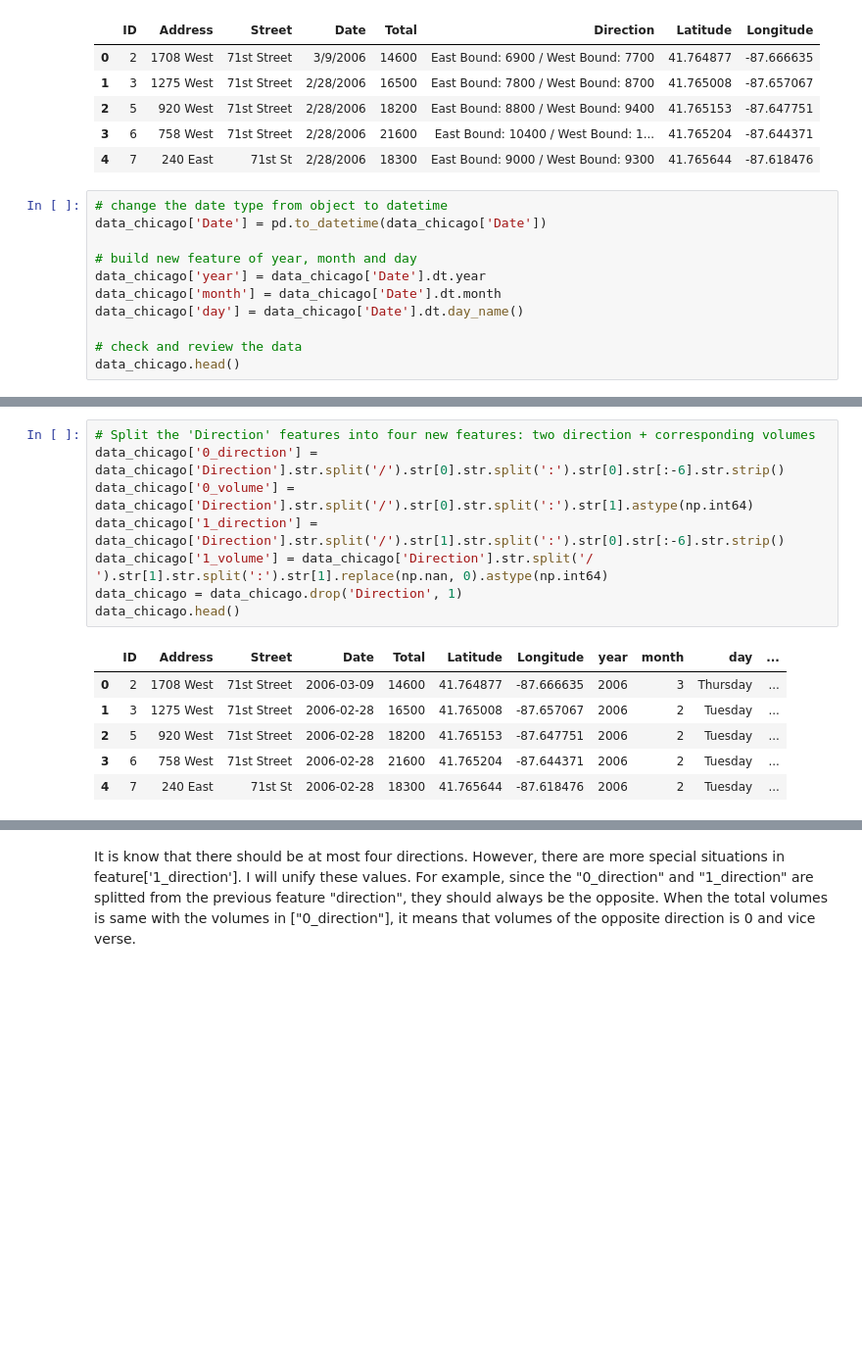
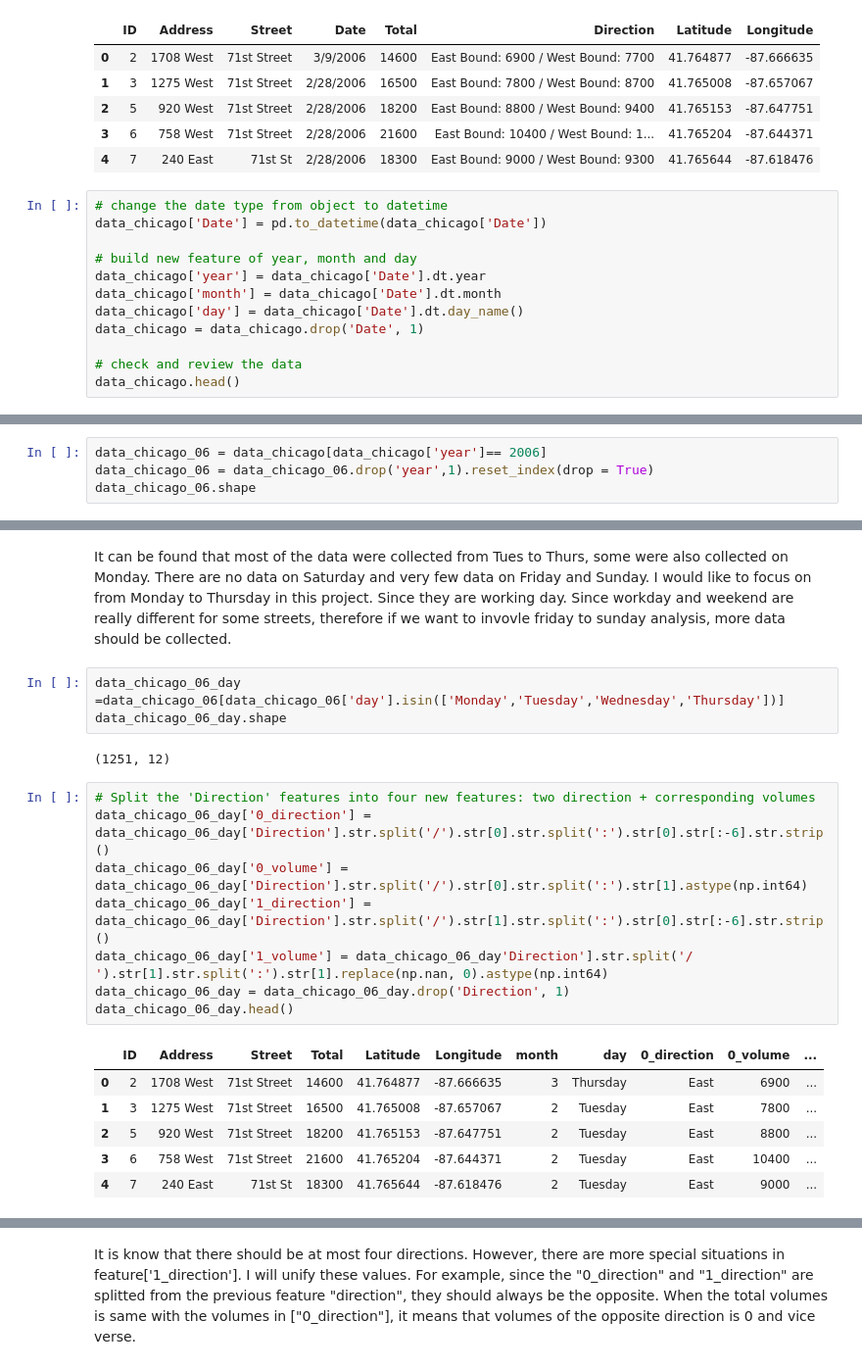
Before and after one commit to aliciadatascience/Traffic-analysis, a Jupyter notebook: Traffic Analysis - AllState.ipynb, the cells around one changed output, grey strips where cells are left out. Shown: that part at 98% size. Cells and saved outputs as stored; diff of their text form; blank space fills up the shorter version.

```diff
--- a/Traffic Analysis - AllState.ipynb
+++ b/Traffic Analysis - AllState.ipynb
@@ -146,6 +175,7 @@ data_chicago['Date'] = pd.to_datetime(data_chicago['Date'])
 data_chicago['year'] = data_chicago['Date'].dt.year
 data_chicago['month'] = data_chicago['Date'].dt.month
 data_chicago['day'] = data_chicago['Date'].dt.day_name()
+data_chicago = data_chicago.drop('Date', 1)
 
 # check and review the data
 data_chicago.head()
@@ -158,0 +215,4 @@ data_chicago.head()
+# %%
+data_chicago_06 = data_chicago[data_chicago['year']== 2006]
+data_chicago_06 = data_chicago_06.drop('year',1).reset_index(drop = True)
+data_chicago_06.shape
@@ -159,17 +228,24 @@ data_chicago.head()
+# %% [markdown]
+It can be found that most of the data were collected from Tues to Thurs, some were also collected on Monday. There are no data on Saturday and very few data on Friday and Sunday. I would like to focus on from Monday to Thursday in this project. Since they are working day. Since workday and weekend are really different for some streets, therefore if we want to invovle friday to sunday analysis, more data should be collected.
+# %%
+data_chicago_06_day =data_chicago_06[data_chicago_06['day'].isin(['Monday','Tuesday','Wednesday','Thursday'])]
+data_chicago_06_day.shape
+# %% [output]
+(1251, 12)
 # %%
 # Split the 'Direction' features into four new features: two direction + corresponding volumes
-data_chicago['0_direction'] = data_chicago['Direction'].str.split('/').str[0].str.split(':').str[0].str[:-6].str.strip()
-data_chicago['0_volume'] = data_chicago['Direction'].str.split('/').str[0].str.split(':').str[1].astype(np.int64)
-data_chicago['1_direction'] = data_chicago['Direction'].str.split('/').str[1].str.split(':').str[0].str[:-6].str.strip()
-data_chicago['1_volume'] = data_chicago['Direction'].str.split('/ ').str[1].str.split(':').str[1].replace(np.nan, 0).astype(np.int64)
-data_chicago = data_chicago.drop('Direction', 1)
-data_chicago.head()
+data_chicago_06_day['0_direction'] = data_chicago_06_day['Direction'].str.split('/').str[0].str.split(':').str[0].str[:-6].str.strip()
+data_chicago_06_day['0_volume'] = data_chicago_06_day['Direction'].str.split('/').str[0].str.split(':').str[1].astype(np.int64)
+data_chicago_06_day['1_direction'] = data_chicago_06_day['Direction'].str.split('/').str[1].str.split(':').str[0].str[:-6].str.strip()
+data_chicago_06_day['1_volume'] = data_chicago_06_day'Direction'].str.split('/ ').str[1].str.split(':').str[1].replace(np.nan, 0).astype(np.int64)
+data_chicago_06_day = data_chicago_06_day.drop('Direction', 1)
+data_chicago_06_day.head()
 # %% [output]
-|  | ID | Address | Street | Date | Total | Latitude | Longitude | year | month | day | ... |
-| 0 | 2 | 1708 West | 71st Street | 2006-03-09 | 14600 | 41.764877 | -87.666635 | 2006 | 3 | Thursday | ... |
-| 1 | 3 | 1275 West | 71st Street | 2006-02-28 | 16500 | 41.765008 | -87.657067 | 2006 | 2 | Tuesday | ... |
-| 2 | 5 | 920 West | 71st Street | 2006-02-28 | 18200 | 41.765153 | -87.647751 | 2006 | 2 | Tuesday | ... |
-| 3 | 6 | 758 West | 71st Street | 2006-02-28 | 21600 | 41.765204 | -87.644371 | 2006 | 2 | Tuesday | ... |
-| 4 | 7 | 240 East | 71st St | 2006-02-28 | 18300 | 41.765644 | -87.618476 | 2006 | 2 | Tuesday | ... |
+|  | ID | Address | Street | Total | Latitude | Longitude | month | day | 0_direction | 0_volume | ... |
+| 0 | 2 | 1708 West | 71st Street | 14600 | 41.764877 | -87.666635 | 3 | Thursday | East | 6900 | ... |
+| 1 | 3 | 1275 West | 71st Street | 16500 | 41.765008 | -87.657067 | 2 | Tuesday | East | 7800 | ... |
+| 2 | 5 | 920 West | 71st Street | 18200 | 41.765153 | -87.647751 | 2 | Tuesday | East | 8800 | ... |
+| 3 | 6 | 758 West | 71st Street | 21600 | 41.765204 | -87.644371 | 2 | Tuesday | East | 10400 | ... |
+| 4 | 7 | 240 East | 71st St | 18300 | 41.765644 | -87.618476 | 2 | Tuesday | East | 9000 | ... |
 # %%
 # check what kinds of values included in '0_direction'
```
Also changed, not shown: parts of 73 cells of this notebook.
